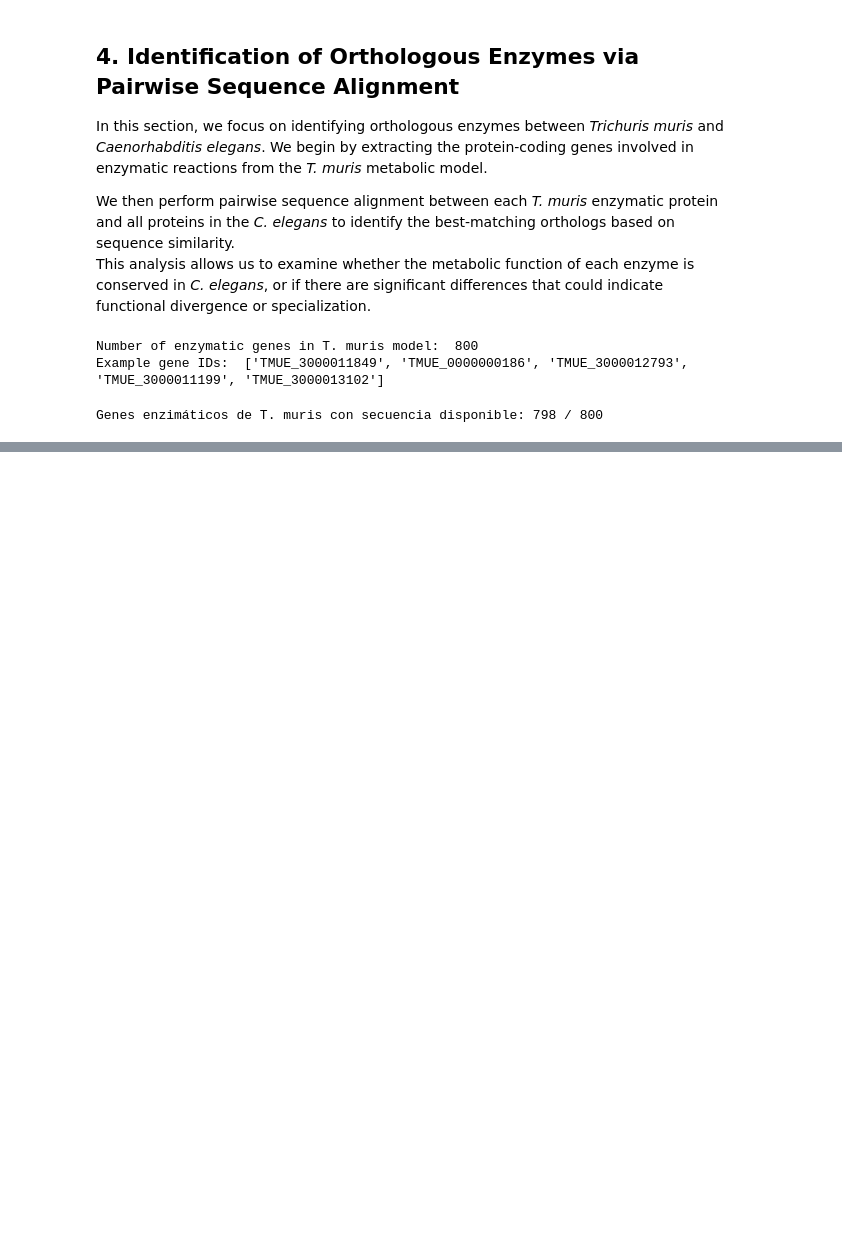
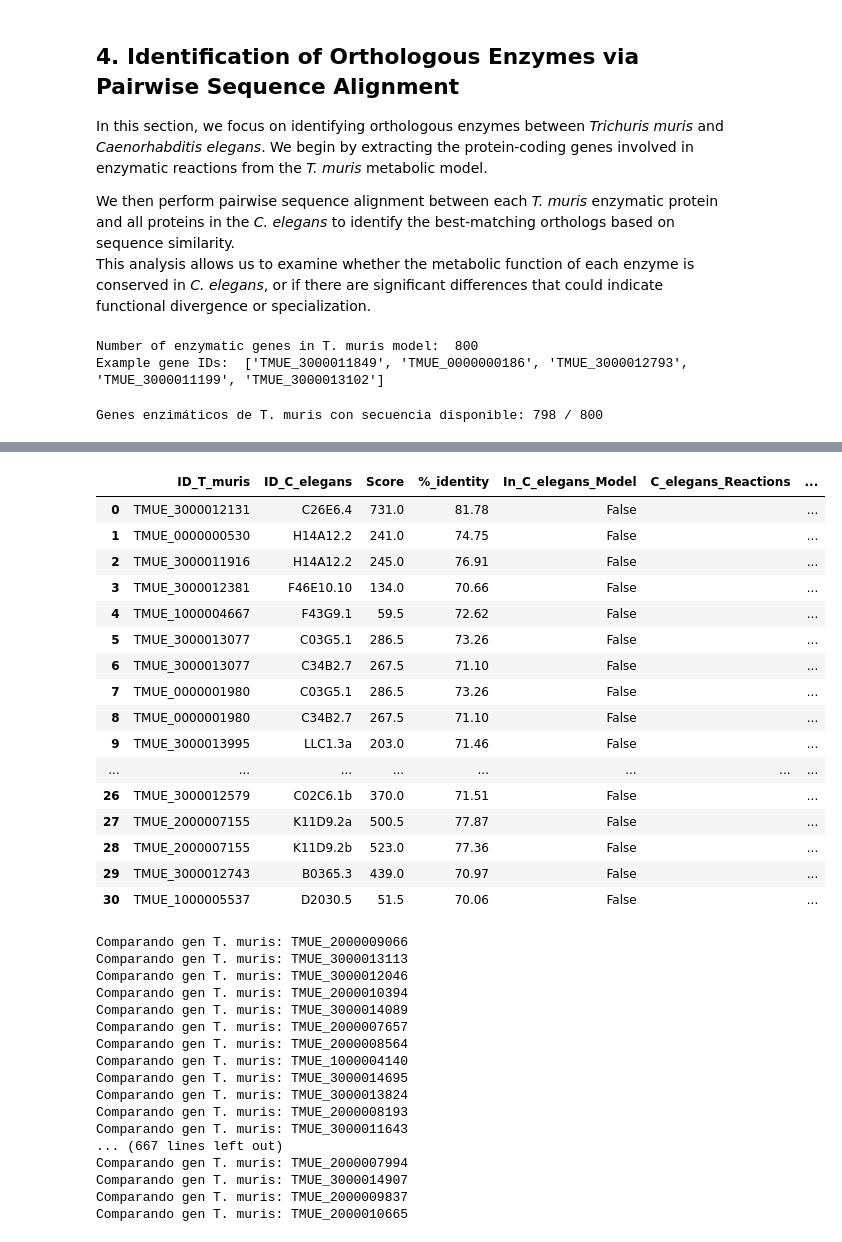
Before and after one commit to biability/final_project, a Jupyter notebook: Final_project.ipynb, the cells around one changed output, grey strips where cells are left out. Cells and saved outputs as stored; diff of their text form; code cells hidden in the pictures; blank space fills up the shorter version.

```diff
--- a/Final_project.ipynb
+++ b/Final_project.ipynb
@@ -232,0 +266,37 @@ print("Archivo guardado: orthologs_with_functions.csv")
+# %%
+df_orthologs
+# %% [output]
+|  | ID_T_muris | ID_C_elegans | Score | %_identity | In_C_elegans_Model | C_elegans_Reactions | ... |
+| 0 | TMUE_3000012131 | C26E6.4 | 731.0 | 81.78 | False |  | ... |
+| 1 | TMUE_0000000530 | H14A12.2 | 241.0 | 74.75 | False |  | ... |
+| 2 | TMUE_3000011916 | H14A12.2 | 245.0 | 76.91 | False |  | ... |
+| 3 | TMUE_3000012381 | F46E10.10 | 134.0 | 70.66 | False |  | ... |
+| 4 | TMUE_1000004667 | F43G9.1 | 59.5 | 72.62 | False |  | ... |
+| 5 | TMUE_3000013077 | C03G5.1 | 286.5 | 73.26 | False |  | ... |
+| 6 | TMUE_3000013077 | C34B2.7 | 267.5 | 71.10 | False |  | ... |
+| 7 | TMUE_0000001980 | C03G5.1 | 286.5 | 73.26 | False |  | ... |
+| 8 | TMUE_0000001980 | C34B2.7 | 267.5 | 71.10 | False |  | ... |
+| 9 | TMUE_3000013995 | LLC1.3a | 203.0 | 71.46 | False |  | ... |
+| ... | ... | ... | ... | ... | ... | ... | ... |
+| 26 | TMUE_3000012579 | C02C6.1b | 370.0 | 71.51 | False |  | ... |
+| 27 | TMUE_2000007155 | K11D9.2a | 500.5 | 77.87 | False |  | ... |
+| 28 | TMUE_2000007155 | K11D9.2b | 523.0 | 77.36 | False |  | ... |
+| 29 | TMUE_3000012743 | B0365.3 | 439.0 | 70.97 | False |  | ... |
+| 30 | TMUE_1000005537 | D2030.5 | 51.5 | 70.06 | False |  | ... |
+Comparando gen T. muris: TMUE_2000009066
+Comparando gen T. muris: TMUE_3000013113
+Comparando gen T. muris: TMUE_3000012046
+Comparando gen T. muris: TMUE_2000010394
+Comparando gen T. muris: TMUE_3000014089
+Comparando gen T. muris: TMUE_2000007657
+Comparando gen T. muris: TMUE_2000008564
+Comparando gen T. muris: TMUE_1000004140
+Comparando gen T. muris: TMUE_3000014695
+Comparando gen T. muris: TMUE_3000013824
+Comparando gen T. muris: TMUE_2000008193
+Comparando gen T. muris: TMUE_3000011643
+... (667 lines left out)
+Comparando gen T. muris: TMUE_2000007994
+Comparando gen T. muris: TMUE_3000014907
+Comparando gen T. muris: TMUE_2000009837
+Comparando gen T. muris: TMUE_2000010665
```
Also changed, not shown: parts of 6 cells of this notebook, 3 other files.
